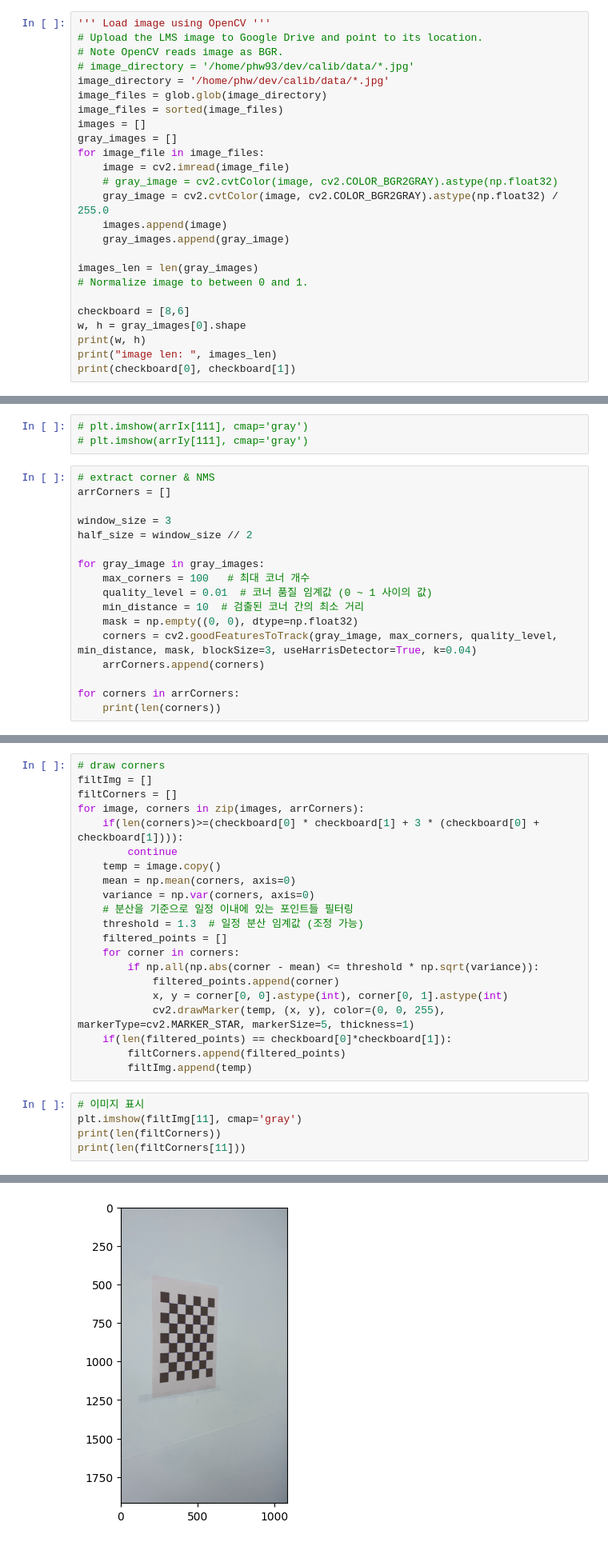
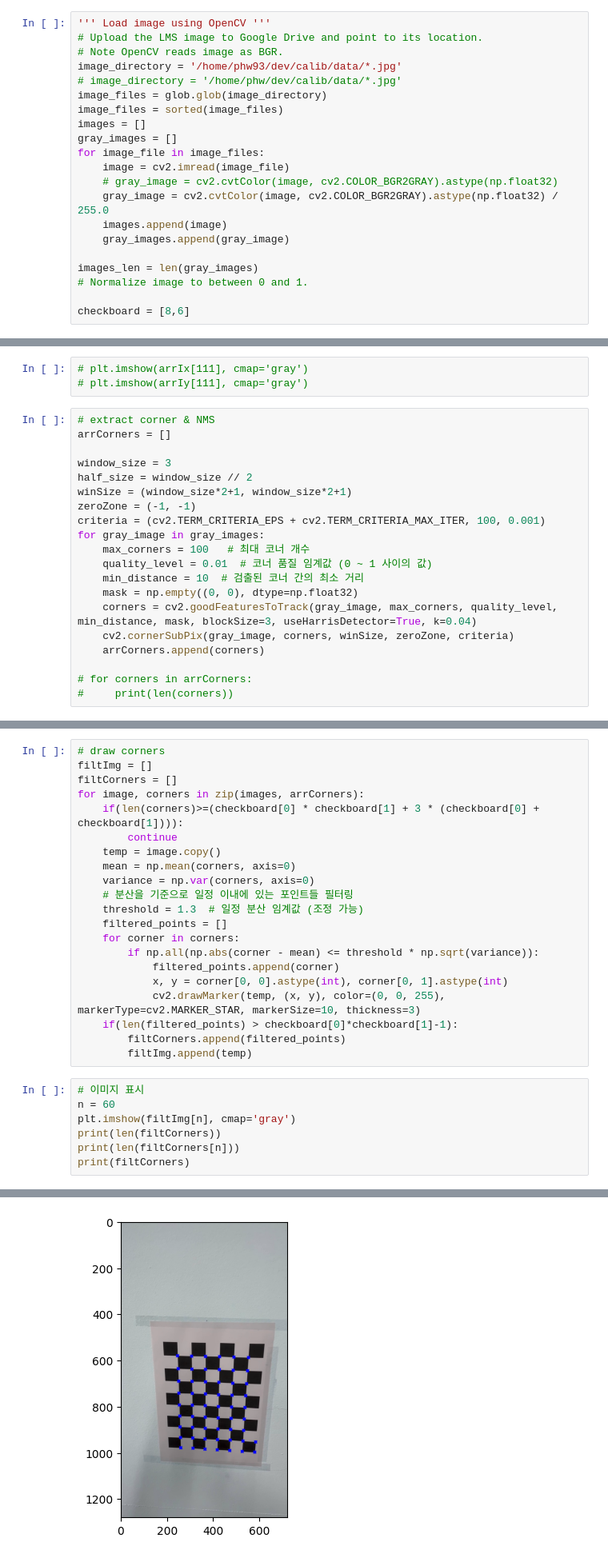
Before and after one commit to Phw9/calibration_ipynb, a Jupyter notebook: calib.ipynb, the cells around one changed output, grey strips where cells are left out. Shown: that part at 80% size. Saved outputs shown, nothing was run; the diff lists cells and outputs as text.

```diff
--- a/calib.ipynb
+++ b/calib.ipynb
@@ -9,8 +9,8 @@ from IPython.display import display
 ''' Load image using OpenCV '''
 # Upload the LMS image to Google Drive and point to its location.
 # Note OpenCV reads image as BGR.
-# image_directory = '/home/phw93/dev/calib/data/*.jpg'
-image_directory = '/home/phw/dev/calib/data/*.jpg'
+image_directory = '/home/phw93/dev/calib/data/*.jpg'
+# image_directory = '/home/phw/dev/calib/data/*.jpg'
 image_files = glob.glob(image_directory)
 image_files = sorted(image_files)
 images = []
@@ -26,7 +26,3 @@ images_len = len(gray_images)
 # Normalize image to between 0 and 1.
 
 checkboard = [8,6]
-w, h = gray_images[0].shape
-print(w, h)
-print("image len: ", images_len)
-print(checkboard[0], checkboard[1])
@@ -68,14 +68,17 @@ arrCorners = []
 
 window_size = 3
 half_size = window_size // 2
-
+winSize = (window_size*2+1, window_size*2+1)
+zeroZone = (-1, -1)
+criteria = (cv2.TERM_CRITERIA_EPS + cv2.TERM_CRITERIA_MAX_ITER, 100, 0.001)
 for gray_image in gray_images:
     max_corners = 100   # 최대 코너 개수
     quality_level = 0.01  # 코너 품질 임계값 (0 ~ 1 사이의 값)
     min_distance = 10  # 검출된 코너 간의 최소 거리
     mask = np.empty((0, 0), dtype=np.float32)
     corners = cv2.goodFeaturesToTrack(gray_image, max_corners, quality_level, min_distance, mask, blockSize=3, useHarrisDetector=True, k=0.04)
+    cv2.cornerSubPix(gray_image, corners, winSize, zeroZone, criteria)
     arrCorners.append(corners)
 
-for corners in arrCorners:
-    print(len(corners))
+# for corners in arrCorners:
+#     print(len(corners))
@@ -114,13 +99,15 @@ for image, corners in zip(images, arrCorners):
         if np.all(np.abs(corner - mean) <= threshold * np.sqrt(variance)):
             filtered_points.append(corner)
             x, y = corner[0, 0].astype(int), corner[0, 1].astype(int)
-            cv2.drawMarker(temp, (x, y), color=(0, 0, 255), markerType=cv2.MARKER_STAR, markerSize=5, thickness=1)
-    if(len(filtered_points) == checkboard[0]*checkboard[1]):
+            cv2.drawMarker(temp, (x, y), color=(0, 0, 255), markerType=cv2.MARKER_STAR, markerSize=10, thickness=3)
+    if(len(filtered_points) > checkboard[0]*checkboard[1]-1):
         filtCorners.append(filtered_points)
         filtImg.append(temp)
 # %%
 # 이미지 표시
-plt.imshow(filtImg[11], cmap='gray')
+n = 60
+plt.imshow(filtImg[n], cmap='gray')
 print(len(filtCorners))
-print(len(filtCorners[11]))
+print(len(filtCorners[n]))
+print(filtCorners)
 # %% [output]
@@ -129 +117 @@ print(len(filtCorners[11]))
-[figure, old version]
+[figure, new version]
```
Also changed, not shown: parts of 5 cells of this notebook, 1 other file.
